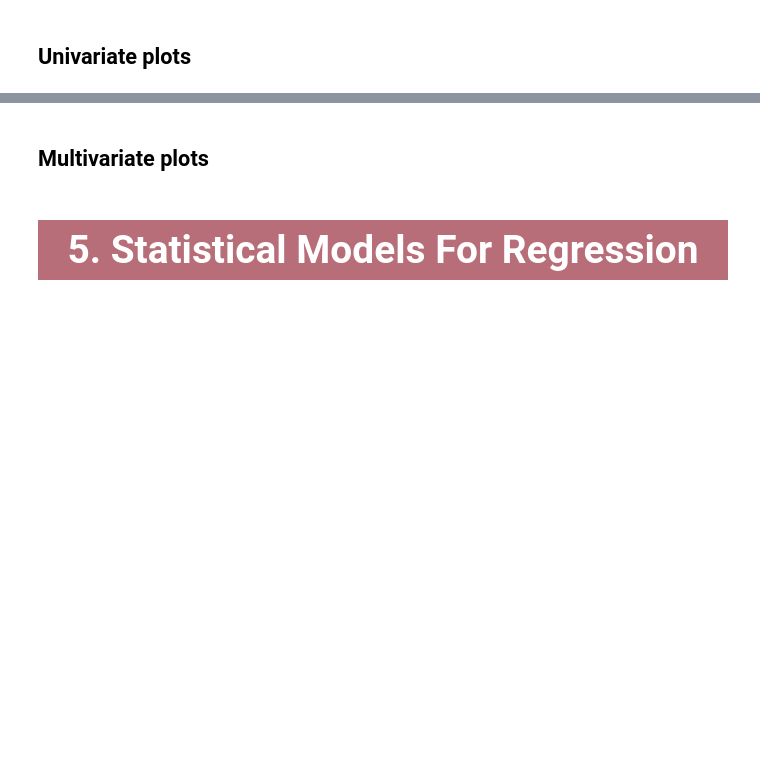
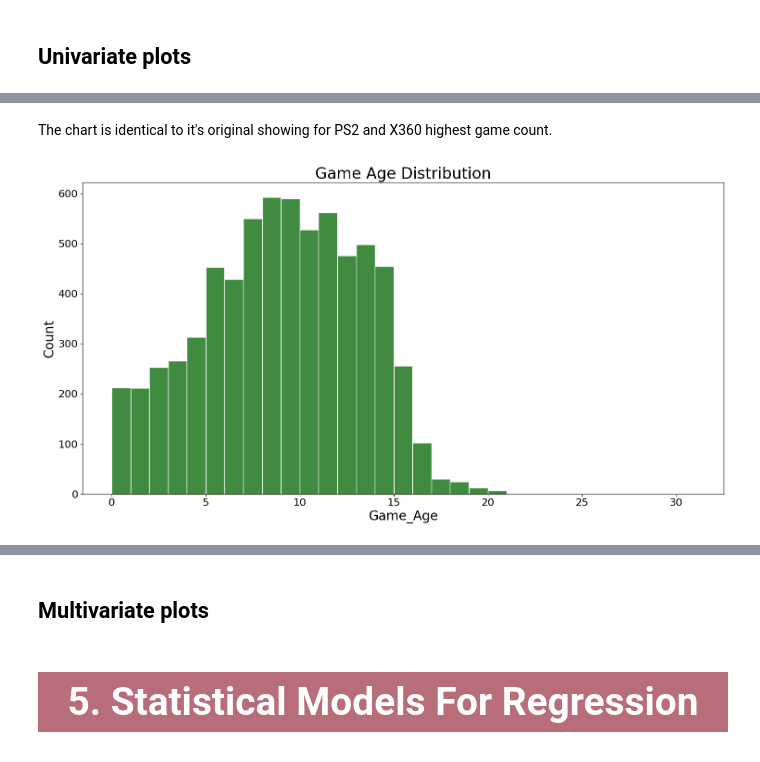
Before and after one commit to Assyl99/RR_project, a Jupyter notebook: Regression_Video_Games.ipynb, the cells around one changed output, grey strips where cells are left out. Saved outputs shown, nothing was run; the diff lists cells and outputs as text; code cells hidden in the pictures; blank space fills up the shorter version.

```diff
--- a/Regression_Video_Games.ipynb
+++ b/Regression_Video_Games.ipynb
@@ -166,0 +206,21 @@ vgsales.to_csv('Data/vgsales_cleaned.csv')
+# %% [markdown]
+The chart is identical to it's original showing for PS2 and X360 highest game count.
+# %%
+fig(15, 8)
+
+sns.histplot(
+    df['Game_Age'],
+    binwidth=1,
+    color='darkgreen',
+    edgecolor='white'
+)
+
+plt.xlabel('Game_Age', fontsize=20)
+plt.ylabel('Count', fontsize=20)
+plt.xticks(fontsize=16)
+plt.yticks(fontsize=16)
+plt.title('Game Age Distribution', fontsize=24)
+plt.tight_layout()
+plt.show()
+# %% [output]
+[figure, added]
```
Also changed, not shown: parts of 18 cells of this notebook.
